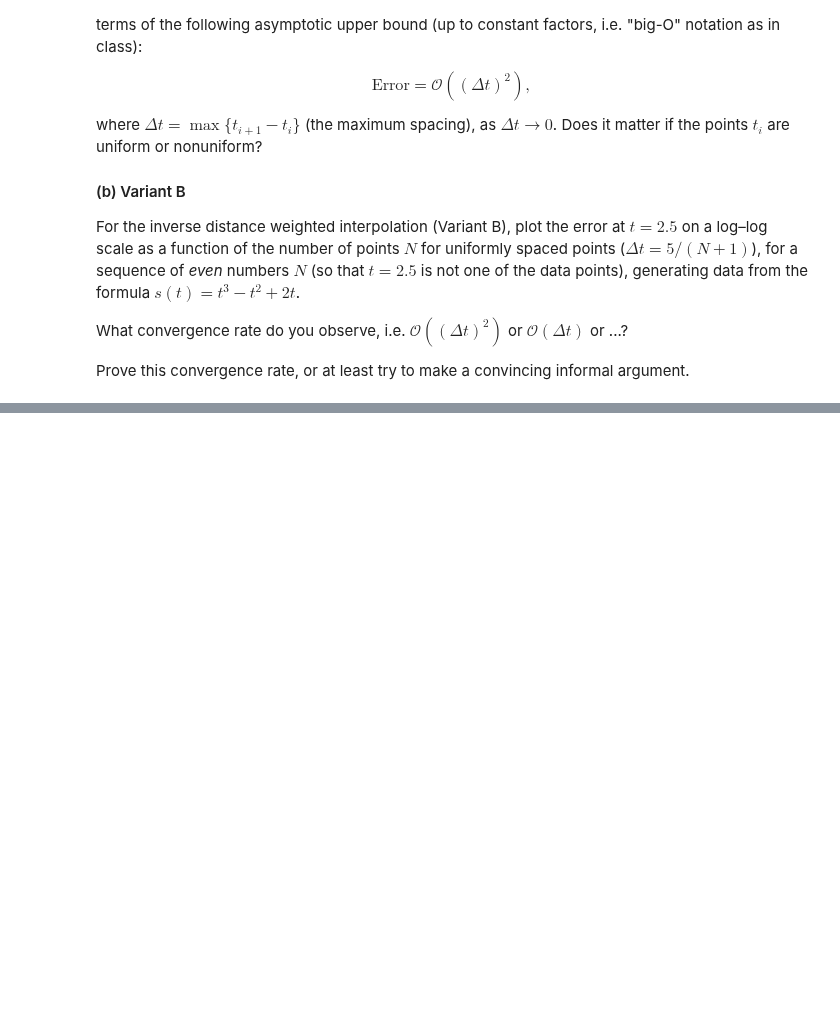
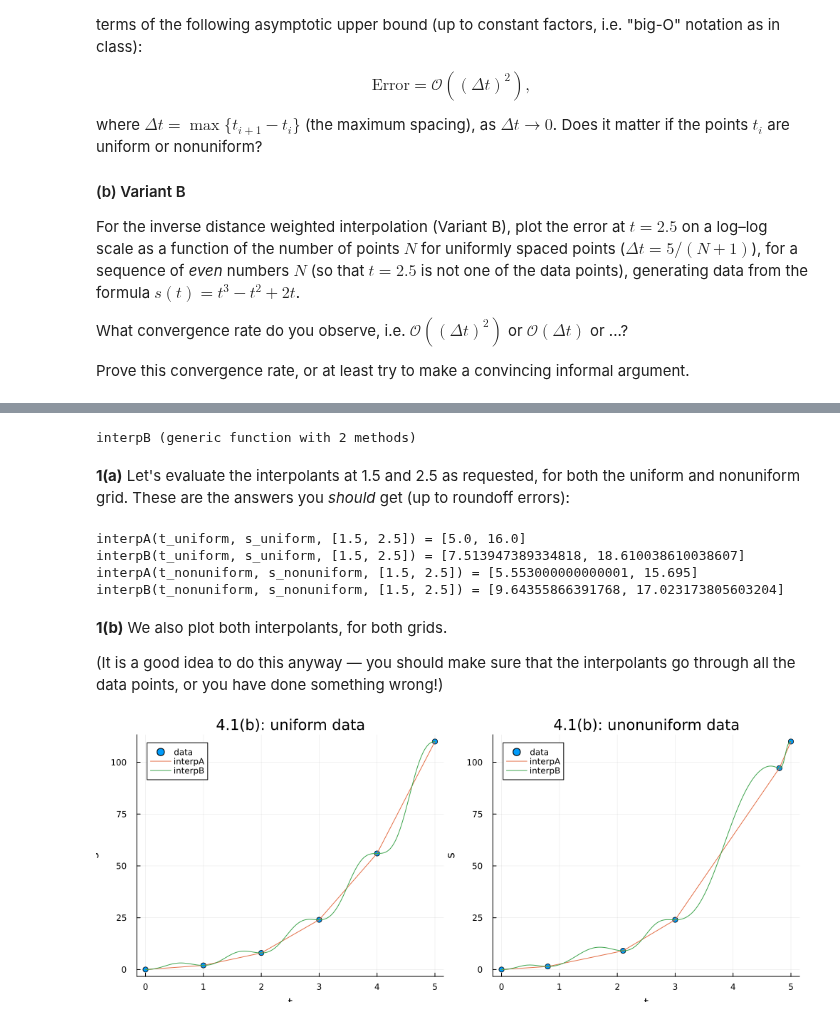
Before and after one commit to mitmath/numerical_hub, a Jupyter notebook: psets/pset1sol.ipynb, the cells around one changed output, grey strips where cells are left out. Cells and saved outputs as stored; diff of their text form; code cells hidden in the pictures; blank space fills up the shorter version.

```diff
--- a/psets/pset1sol.ipynb
+++ b/psets/pset1sol.ipynb
@@ -293,0 +389,64 @@ Prove this convergence rate, or at least try to make a convincing informal argum
+# %%
+s(t) = t^3 - t^2 + 2t # exact function
+
+t_uniform = 0:5
+s_uniform = s.(t_uniform)
+
+t_nonuniform = [0.0, 0.8, 2.1, 3.0, 4.8, 5.0]
+s_nonuniform = s.(t_nonuniform)
+
+# piecewise linear interpolation, assuming t is sorted in ascending order
+function interpA(t, s, tnew::Real)
+    t[begin] ≤ tnew ≤ t[end] || throw(ArgumentError("t = $tnew is out of range"))
+    i = searchsortedfirst(t, tnew) # index of first value ≥ t
+    i == 1 && return s[1] # tnew == t[1]
+    # t[i-1] ≤ tnew ≤ t[i]:
+    return s[i-1] + (tnew - t[i-1]) * ((s[i] - s[i-1]) / (t[i] - t[i-1]))
+end
+
+# inverse-distance interpolation
+function interpB(t, s, tnew::Real)
+    numerator = denominator = float(zero(tnew))
+    for (t, s) in zip(t, s)
+        tnew == t && return s
+        term = 1/(tnew - t)^2
+        numerator += s * term
+        denominator += term
+    end
+    return numerator / denominator
+end
+
+# vectorized versions, for convenience
+interpA(t, s, tnew::AbstractVector) = [interpA(t, s, tnew) for tnew in tnew]
+interpB(t, s, tnew::AbstractVector) = [interpB(t, s, tnew) for tnew in tnew]
+# %% [output]
+interpB (generic function with 2 methods)
+# %% [markdown]
+**1(a)** Let's evaluate the interpolants at 1.5 and 2.5 as requested, for both the uniform and nonuniform grid.   These are the answers you *should* get (up to roundoff errors):
+# %%
+@show interpA(t_uniform, s_uniform, [1.5, 2.5])
+@show interpB(t_uniform, s_uniform, [1.5, 2.5])
+@show interpA(t_nonuniform, s_nonuniform, [1.5, 2.5])
+@show interpB(t_nonuniform, s_nonuniform, [1.5, 2.5]);
+# %% [output]
+interpA(t_uniform, s_uniform, [1.5, 2.5]) = [5.0, 16.0]
+interpB(t_uniform, s_uniform, [1.5, 2.5]) = [7.513947389334818, 18.610038610038607]
+interpA(t_nonuniform, s_nonuniform, [1.5, 2.5]) = [5.553000000000001, 15.695]
+interpB(t_nonuniform, s_nonuniform, [1.5, 2.5]) = [9.64355866391768, 17.023173805603204]
+# %% [markdown]
+**1(b)** We also plot both interpolants, for both grids.
+
+(It is a good idea to do this anyway — you should make sure that the interpolants go through all the data points, or you have done something wrong!)
+# %%
+using Plots
+t = range(0,5,length=400)
+scatter(t_uniform, s_uniform, label="data", title="4.1(b): uniform data", layout=(1,2), size=(1000,400),
+        xlabel="t", ylabel="s")
+plot!(t, interpA(t_uniform, s_uniform, t), label="interpA")
+plot!(t, interpB(t_uniform, s_uniform, t), label="interpB")
+scatter!(t_nonuniform, s_nonuniform, label="data", title="4.1(b): unonuniform data", subplot=2,
+         xlabel="t", ylabel="s")
+plot!(t, interpA(t_nonuniform, s_nonuniform, t), label="interpA", subplot=2)
+plot!(t, interpB(t_nonuniform, s_nonuniform, t), label="interpB", subplot=2)
+# %% [output]
+[figure, added]
```
Also changed, not shown: parts of 32 cells of this notebook.
